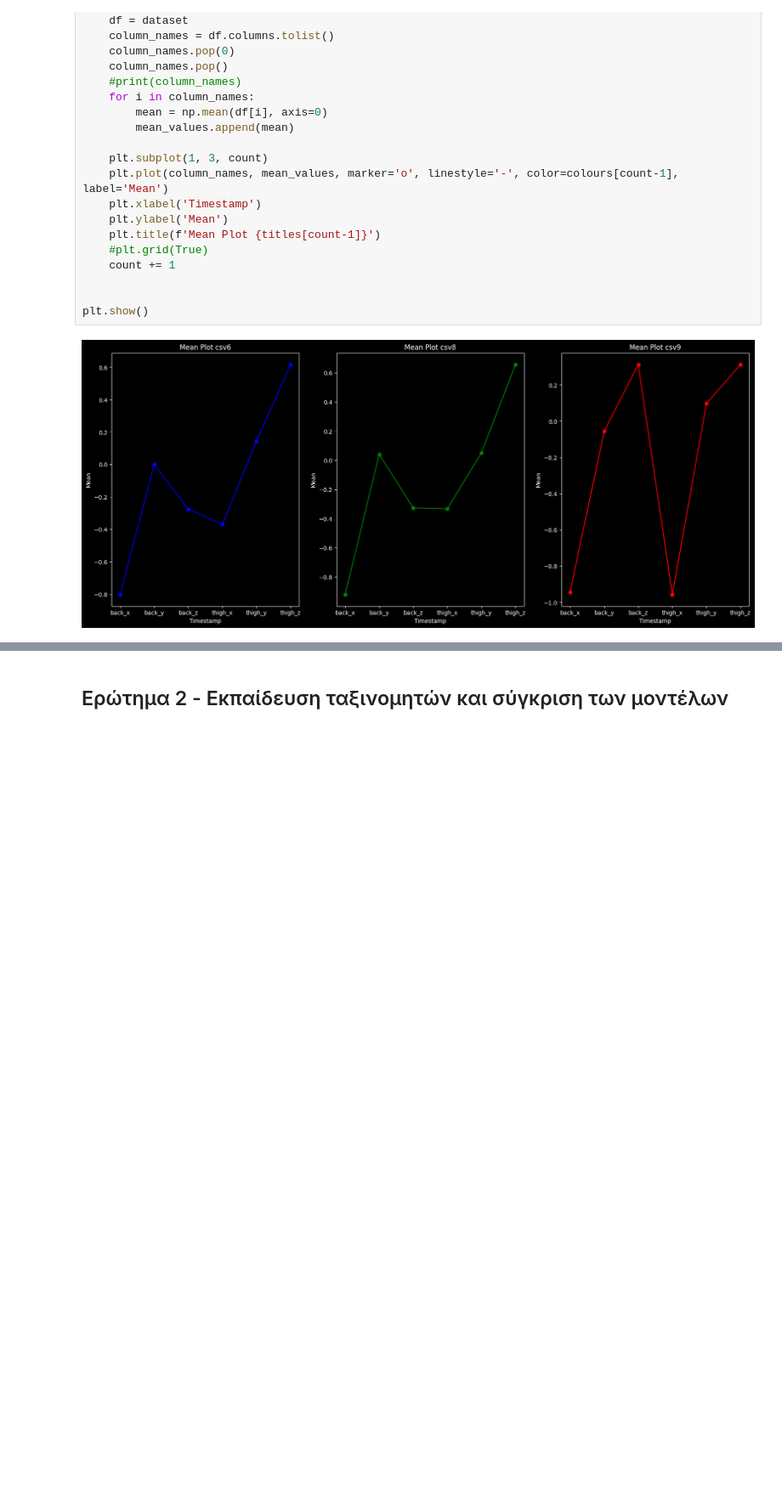
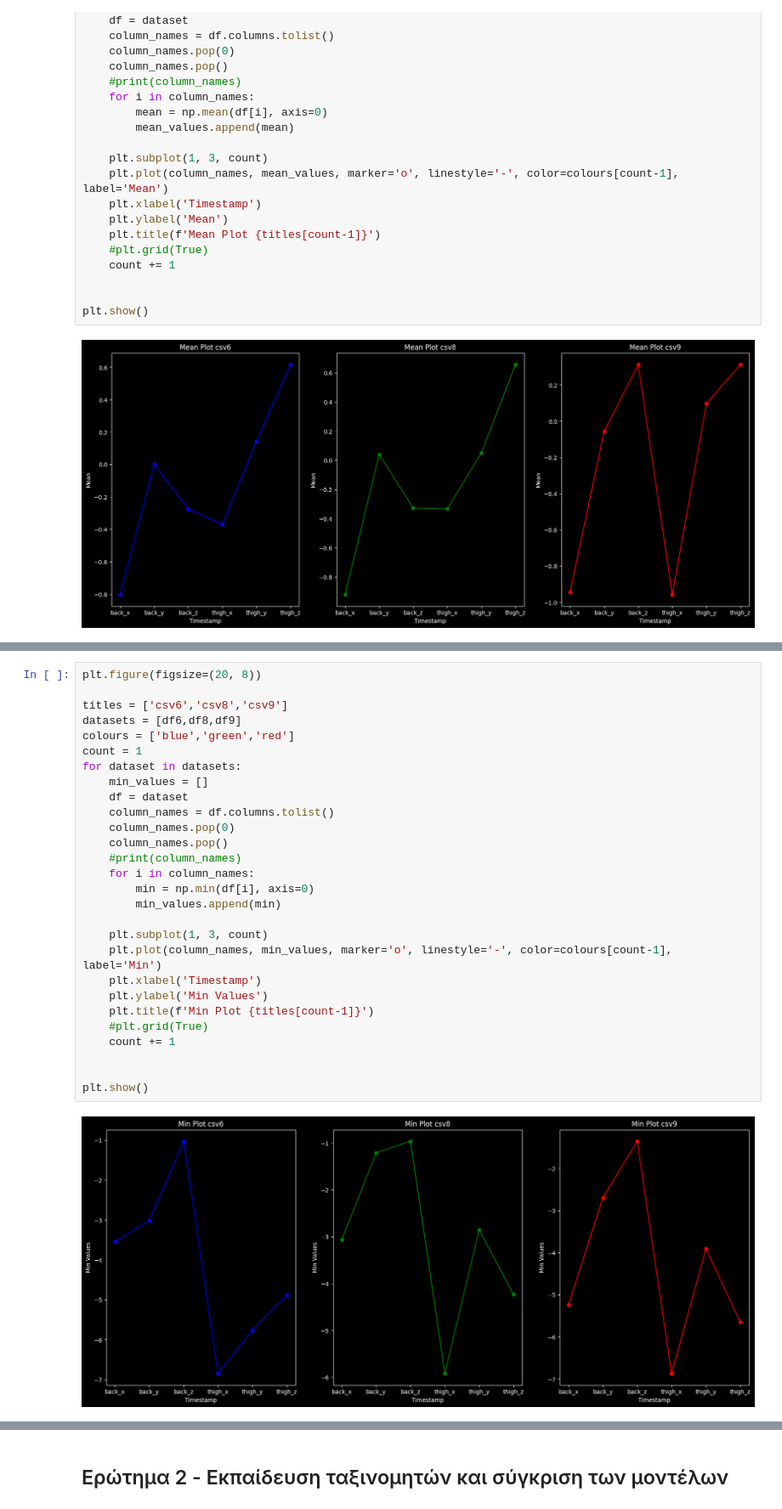
Before and after one commit to el-maestro78/Data-Mining-and-Machine-Learning, a Jupyter notebook: sln.ipynb, the cells around one changed output, grey strips where cells are left out. Shown at 85% size. Cells and saved outputs as stored; diff of their text form; blank space fills up the shorter version.

```diff
--- a/sln.ipynb
+++ b/sln.ipynb
@@ -191,3 +243,33 @@ for dataset in datasets:
 plt.show()
 # %% [output]
 [figure]
+# %%
+plt.figure(figsize=(20, 8))
+
+titles = ['csv6','csv8','csv9']
+datasets = [df6,df8,df9]
+colours = ['blue','green','red']
+count = 1
+for dataset in datasets:
+    min_values = []
+    df = dataset
+    column_names = df.columns.tolist()
+    column_names.pop(0)
+    column_names.pop()
+    #print(column_names)
+    for i in column_names:
+        min = np.min(df[i], axis=0)
+        min_values.append(min)
+
+    plt.subplot(1, 3, count)
+    plt.plot(column_names, min_values, marker='o', linestyle='-', color=colours[count-1], label='Min')
+    plt.xlabel('Timestamp')
+    plt.ylabel('Min Values')
+    plt.title(f'Min Plot {titles[count-1]}')
+    #plt.grid(True)
+    count += 1
+
+
+plt.show()
+# %% [output]
+[figure, added]
```
Also changed, not shown: parts of 4 cells of this notebook.
